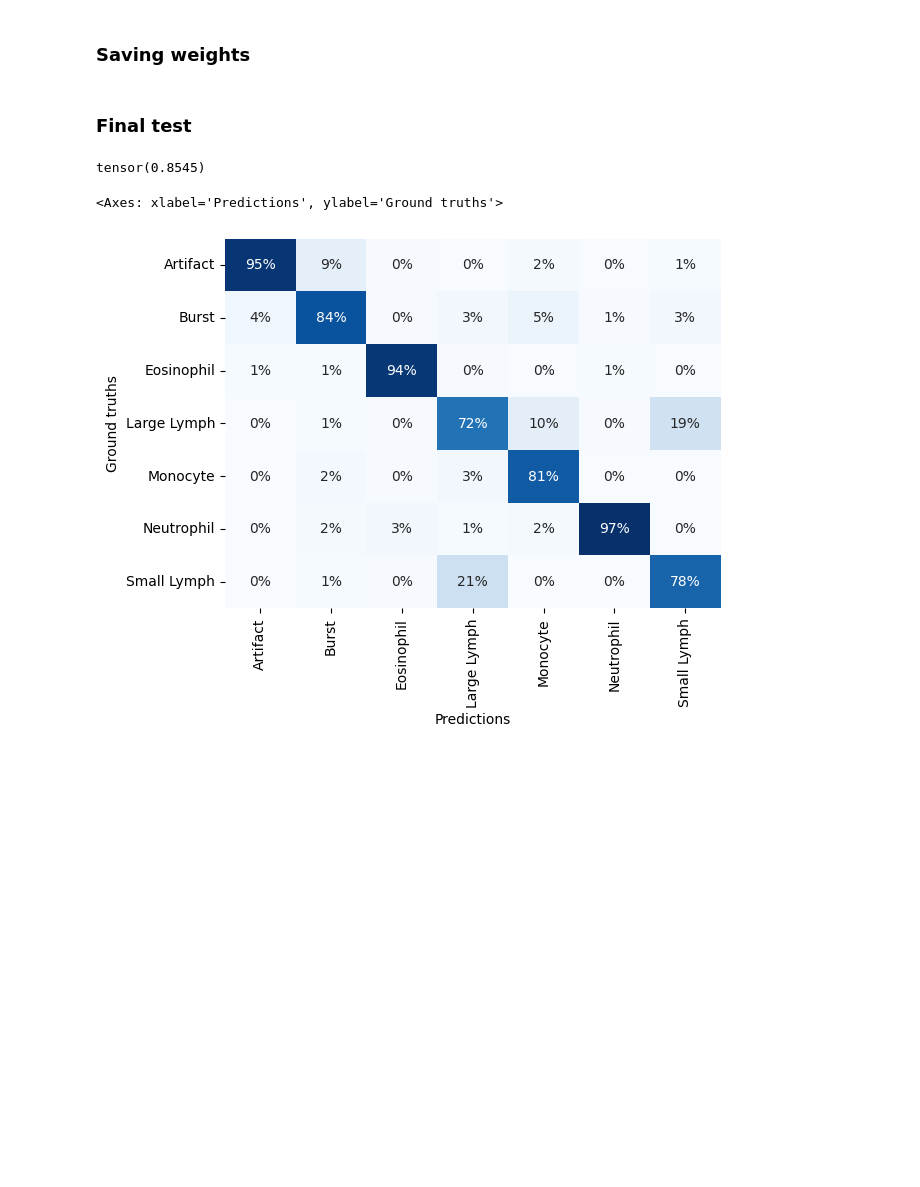
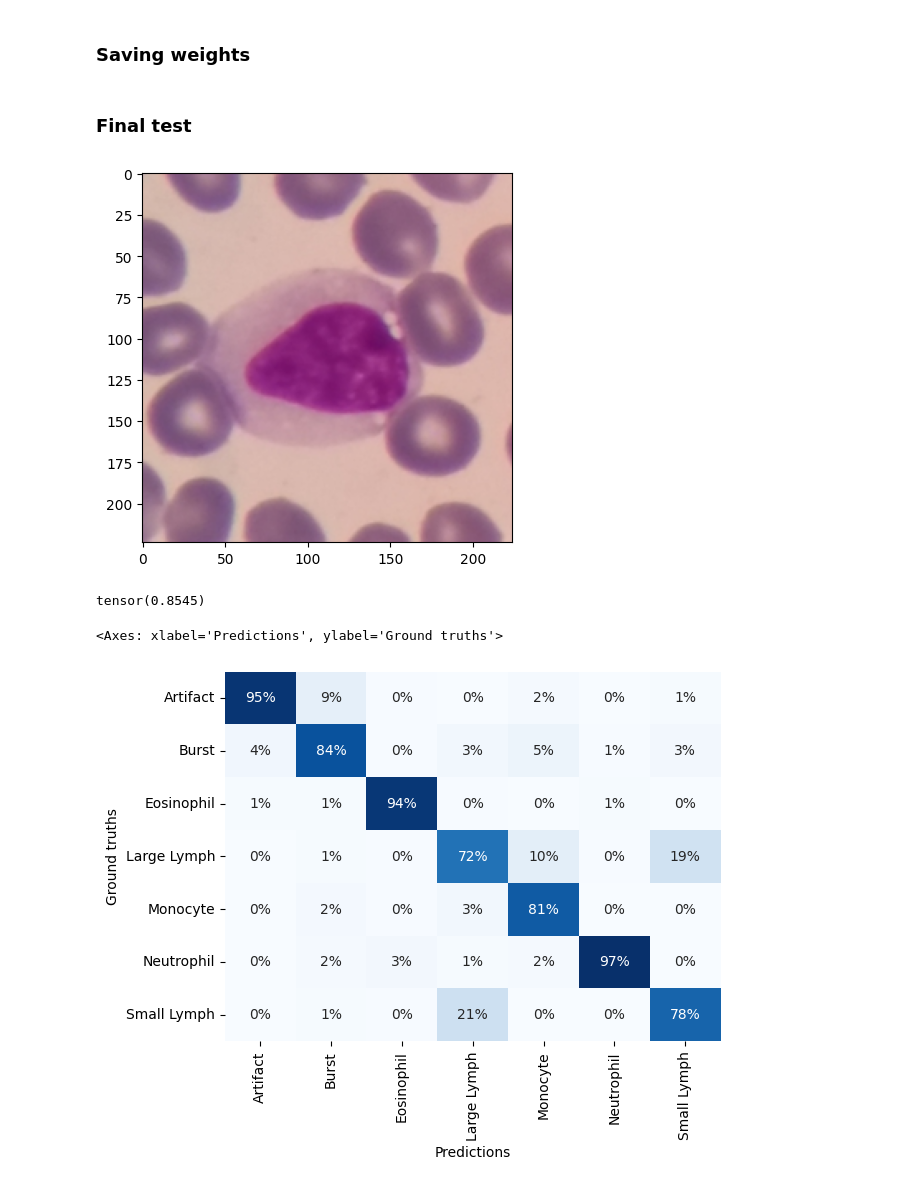
Before and after one commit to lordPachy/bloodyai, a Jupyter notebook: classification/resnet.ipynb, the cells around one changed output. Cells and saved outputs as stored; diff of their text form; code cells hidden in the pictures; blank space fills up the shorter version.

```diff
--- a/classification/resnet.ipynb
+++ b/classification/resnet.ipynb
@@ -558,15 +558,20 @@ model= prepare_ResNet18(path_to_parameters='/home/pachy/Desktop/ACSAI/bloodyai/c
 # %%
 data = CroppedCellsFull()
 test_data = data.get_datatest_loader()
 y_hat = torch.tensor([])
 y_true = torch.tensor([])
 
 for batch in iter(test_data):
     X, y = batch
+    plt.imshow(v2.ToPILImage()(X[0]))
+    plt.show()
+    break
     preds = batch_inference_with_ResNet18(model, X)
     #print(y_hat)
     y_hat = torch.concatenate((y_hat, preds))
     y_true = torch.concatenate((y_true, y))
+# %% [output]
+[figure, added]
 # %%
 acc = torchmetrics.functional.classification.multiclass_accuracy(y_hat, y_true, 7)
 acc
```
Also changed, not shown: 3 other files.
